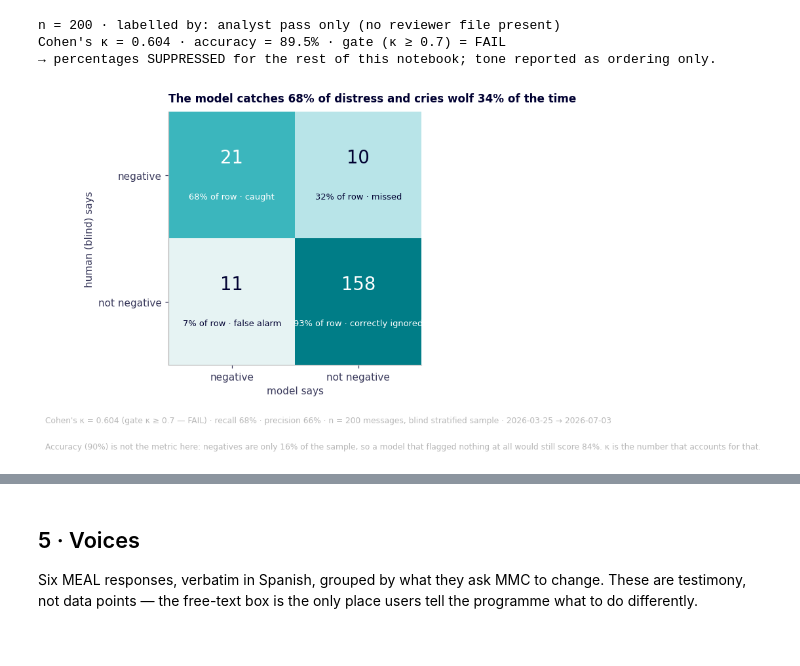
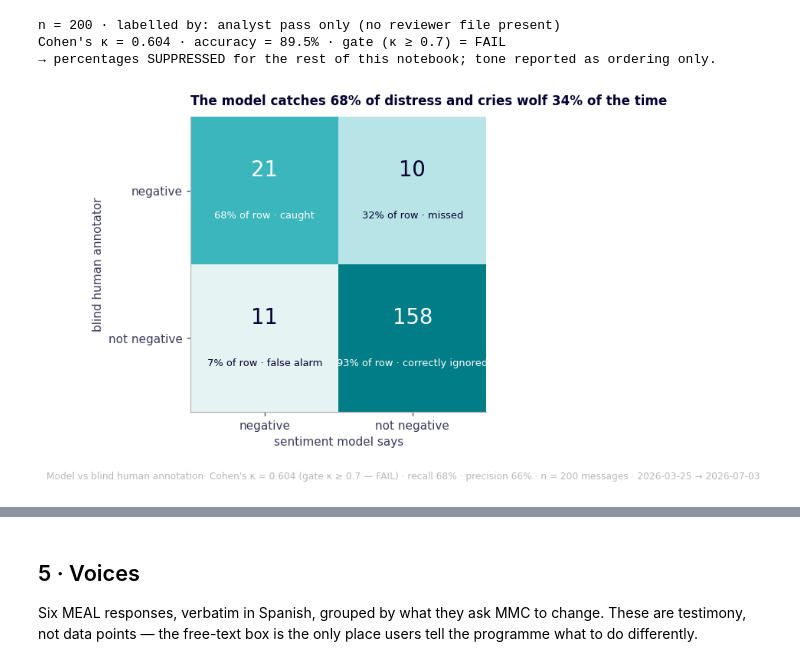
Before and after one commit to DiversaStudio/chatbot_methodology_mmc, a Jupyter notebook: notebooks/03_text_insights_nlp.ipynb, the cells around one changed output, grey strips where cells are left out. Cells and saved outputs as stored; diff of their text form; code cells hidden in the pictures.

```diff
--- a/notebooks/03_text_insights_nlp.ipynb
+++ b/notebooks/03_text_insights_nlp.ipynb
@@ -333,43 +331,38 @@ n = 200 · labelled by: analyst pass only (no reviewer file present)
 Cohen's κ = 0.604 · accuracy = 89.5% · gate (κ ≥ 0.7) = FAIL
 → percentages SUPPRESSED for the rest of this notebook; tone reported as ordering only.
 # %%
-# --- Figure 4: how far the tone model can be trusted ---
-# Row-normalised on purpose. In raw counts 79% of the sample sits in one cell
-# ("model correctly ignored a routine message"); a max-normalised colour scale is
-# then entirely consumed by the least interesting number, and the three cells that
-# actually carry the model's skill render as three indistinguishable pale squares.
-# Shading by share-of-human-row makes the two rows comparable despite the 15% base
-# rate. The counts stay printed, so nothing is hidden by the normalisation.
+# --- Figure 4: the sentiment model vs a blind HUMAN annotation of the same messages ---
+# The reference labels are human, produced without ever seeing the model's answer;
+# no LLM is in the labelling loop. Row-normalised because 79% of the sample is one
+# cell ("correctly ignored") which would otherwise eat the whole colour scale.
+# Raw counts stay printed, so nothing is hidden by the normalisation.
 cm = report["confusion"]
 cm_pct = cm.div(cm.sum(axis=1), axis=0)
-base_rate = cm.sum(axis=1)["negative"] / cm.values.sum()
 tp = cm.loc["negative", "negative"]; fn = cm.loc["negative", "not_negative"]
 fp = cm.loc["not_negative", "negative"]
 recall = tp / (tp + fn); precision = tp / (tp + fp)
 MEANING = [["caught", "missed"], ["false alarm", "correctly ignored"]]
 
 fig, ax = plt.subplots(figsize=(6.8, 4.5))
 ax.imshow(cm_pct.values, cmap=theme.blue_cmap(), vmin=0, vmax=1)
 ax.set_xticks([0, 1], ["negative", "not negative"])
 ax.set_yticks([0, 1], ["negative", "not negative"])
-ax.set_xlabel("model says"); ax.set_ylabel("human (blind) says")
+ax.set_xlabel("sentiment model says"); ax.set_ylabel("blind human annotator")
 for i in range(2):
     for j in range(2):
         n, p = cm.values[i, j], cm_pct.values[i, j]
         ink = "white" if p > 0.55 else theme.INK
         ax.text(j, i - 0.14, f"{n}", ha="center", va="center", fontsize=18, color=ink)
         ax.text(j, i + 0.17, f"{p:.0%} of row · {MEANING[i][j]}", ha="center", va="center",
                 fontsize=8.5, color=ink)
-ax.set_title(f"The model catches {recall:.0%} of distress and cries wolf {1-precision:.0%} "
-             f"of the time", fontsize=11)
-fig.text(0.01, -0.05, f"Cohen's κ = {report['kappa']:.3f} (gate κ ≥ {validation.KAPPA_GATE} — "
-                      f"{'PASS' if GATE else 'FAIL'}) · recall {recall:.0%} · precision {precision:.0%} · "
-                      f"n = {report['n']} messages, blind stratified sample · {WINDOW}",
-         fontsize=8, color=theme.MUTED)
-fig.text(0.01, -0.13, f"Accuracy ({report['accuracy']:.0%}) is not the metric here: negatives are only "
-                      f"{base_rate:.0%} of the sample, so a model that flagged nothing at all would "
-                      f"still score {1-base_rate:.0%}. κ is the number that accounts for that.",
+ax.set_title(f"The model catches {recall:.0%} of distress and cries wolf {1-precision:.0%} of the time",
+             fontsize=11)
+fig.text(0.01, -0.05,
+         f"Model vs blind human annotation· "
+         f"Cohen's κ = {report['kappa']:.3f} (gate κ ≥ {validation.KAPPA_GATE} — "
+         f"{'PASS' if GATE else 'FAIL'}) · recall {recall:.0%} · precision {precision:.0%} · "
+         f"n = {report['n']} messages · {WINDOW}",
          fontsize=8, color=theme.MUTED)
 plt.tight_layout(); plt.show()
 # %% [output]
-[figure, old version]
+[figure, new version]
```
Also changed, not shown: parts of 9 cells of this notebook, 27 other files.
